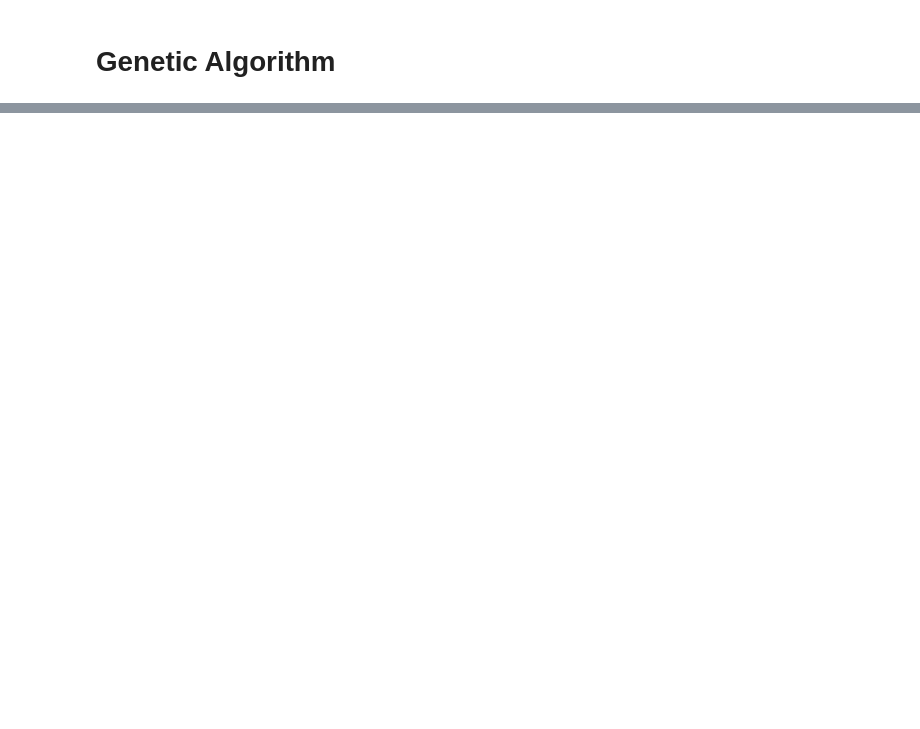
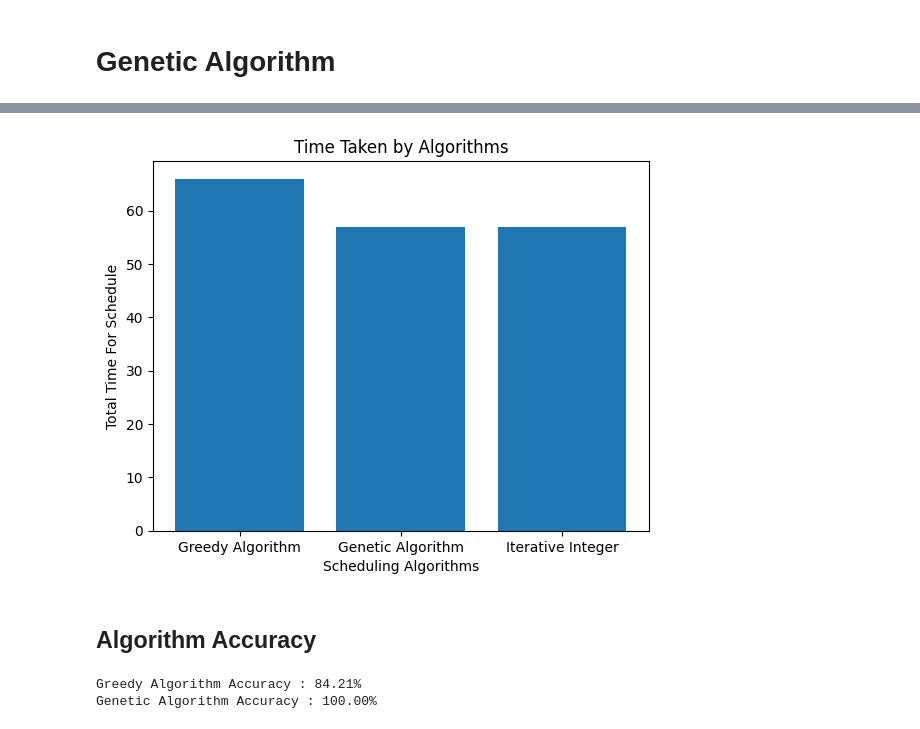
Before and after one commit to Somewhat-Coder/MSO-Job_Scheduling, a Jupyter notebook: main.ipynb, the cells around one changed output, grey strips where cells are left out. Drawn from its saved outputs; the diff is of its cells as text; code cells hidden in the pictures; blank space fills up the shorter version.

```diff
--- a/main.ipynb
+++ b/main.ipynb
@@ -210,50 +218,44 @@ def greedy_algorithm(PROC):
 import random
 
 def genetic_algorithm(PROC, population_size=100, generations=500, mutation_rate=0.1):
-    N_JOBS = len(PROC)
+    number_jobs = len(PROC)
 
     def create_individual():
-        return random.sample(range(N_JOBS), N_JOBS)
+        return random.sample(range(number_jobs), number_jobs)
 
     def crossover(parent1, parent2):
-        crossover_point = random.randint(1, N_JOBS-2)
+        crossover_point = random.randint(1, number_jobs-2)
         child1 = parent1[:crossover_point] + [job for job in parent2 if job not in parent1[:crossover_point]]
         child2 = parent2[:crossover_point] + [job for job in parent1 if job not in parent2[:crossover_point]]
         return child1, child2
 
     def mutate(individual):
-        i, j = random.sample(range(N_JOBS), 2)
+        i, j = random.sample(range(number_jobs), 2)
         individual[i], individual[j] = individual[j], individual[i]
 
     def fitness(individual):
         return totalTime(PROC, individual)
 
-    # Initial population
     population = [create_individual() for _ in range(population_size)]
 
     for _ in range(generations):
-        # Evaluate fitness of the population
+
         population = sorted(population, key=fitness)
 
-        # Create the next generation
-        next_generation = population[:population_size//2]  # Keep top 50%
+        next_generation = population[:population_size//2]
 
-        # Crossover
         for i in range(0, len(next_generation), 2):
             if i+1 < len(next_generation):
                 child1, child2 = crossover(next_generation[i], next_generation[i+1])
                 next_generation.append(child1)
                 next_generation.append(child2)
 
-        # Mutate
-        for individual in next_generation[1:]:  # Skip the best individual
+        for individual in next_generation[1:]:
             if random.random() < mutation_rate:
                 mutate(individual)
 
-        # Replace old population with the new generation
         population = next_generation[:population_size]
 
-    # Return the best individual from the final population
     best_individual = min(population, key=fitness)
     return best_individual
 # %%
@@ -316,0 +301,7 @@ Job 4: [Start: 27, Stop: 34] [Start: 34, Stop: 40] [Start: 40, Stop: 41] [Start:
+# %%
+# Running Greedy Algorithm
+greedy_schedule = greedy_algorithm(PROC)
+print("Greedy Algorithm Job Schedule:", greedy_schedule)
+greedy_time = totalTime(PROC, greedy_schedule, log=1)
+print("Time Taken By Greedy Algorithm:", greedy_time)
+print_schedule(PROC, greedy_schedule)
@@ -317,8 +326,8 @@ Job 4: [Start: 27, Stop: 34] [Start: 34, Stop: 40] [Start: 40, Stop: 41] [Start:
 # %%
-# Implementing Genetic Algorithm
+# Running Genetic Algorithm
 genetic_schedule = genetic_algorithm(PROC)
-print("Genetic Algorithm Schedule:", genetic_schedule)
-genetic_time = totalTime(PROC, genetic_schedule)
-print("Total Time (Genetic):", genetic_time)
+print("Genetic Algorithm Job Schedule:", genetic_schedule)
+genetic_time = totalTime(PROC, genetic_schedule, log = 1)
+print("Time Taken For Genetic Algorithm:", genetic_time)
 print_schedule(PROC, genetic_schedule)
 # %% [output]
@@ -459,0 +351,24 @@ Job 1: [Start: 25, Stop: 34] [Start: 34, Stop: 37] [Start: 40, Stop: 43] [Start:
+# %%
+import matplotlib.pyplot as plt
+
+plt.bar(['Greedy Algorithm', 'Genetic Algorithm', 'Iterative Integer'], [greedy_time, genetic_time, ip_time])
+
+plt.title('Time Taken by Algorithms')
+plt.xlabel('Scheduling Algorithms')
+plt.ylabel('Total Time For Schedule')
+
+plt.show()
+# %% [output]
+[figure, added]
+# %% [markdown]
+## Algorithm Accuracy
+# %%
+def calculate_accuracy(algo_time, ip_time):
+    return (algo_time - ip_time) / ip_time * 100
+
+print('Greedy Algorithm Accuracy : {:.2f}%'.format(100 - calculate_accuracy(greedy_time, ip_time)))
+
+print('Genetic Algorithm Accuracy : {:.2f}%'.format(100 - calculate_accuracy(genetic_time, ip_time)))
+# %% [output]
+Greedy Algorithm Accuracy : 84.21%
+Genetic Algorithm Accuracy : 100.00%
```
Also changed, not shown: parts of 15 cells of this notebook.
